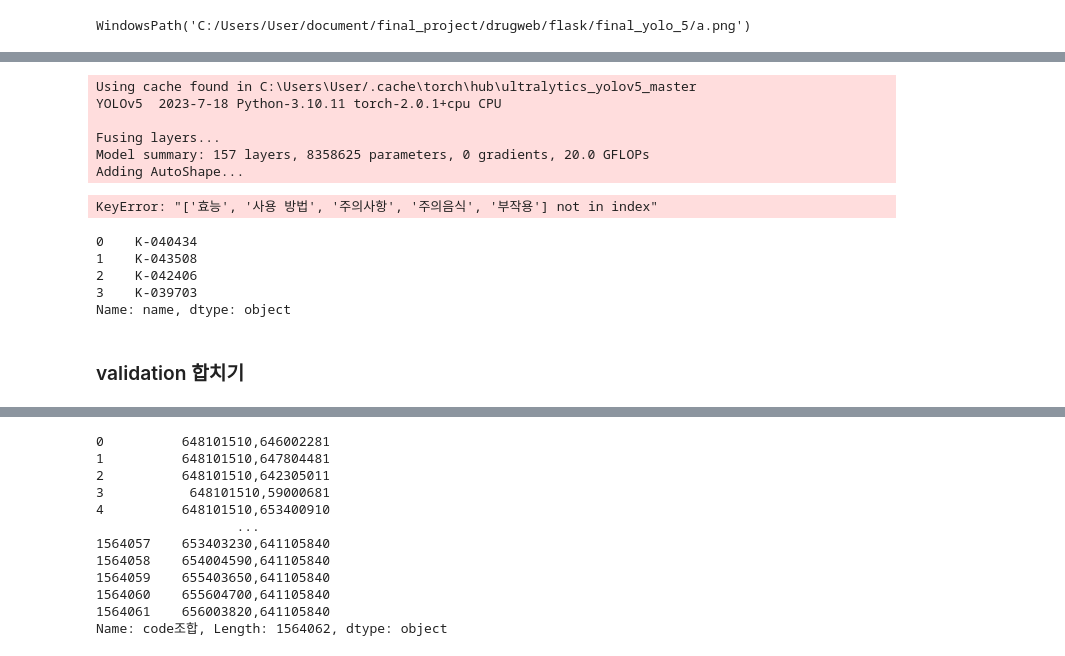
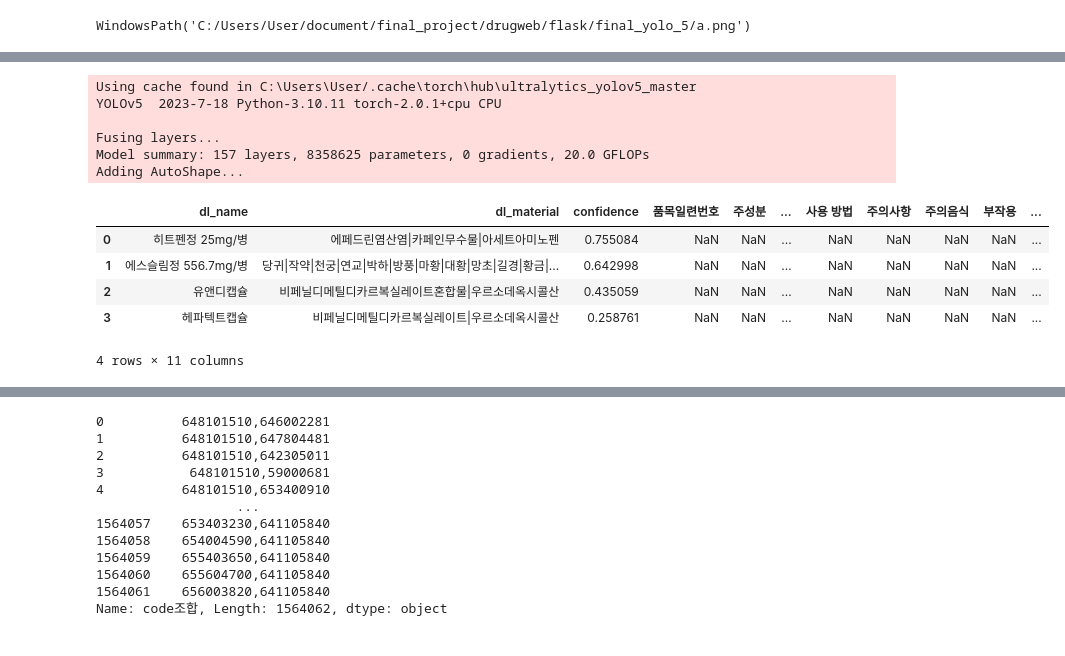
Before and after one commit to BrianPark314/final_project, a Jupyter notebook: drugweb/flask/final_yolo_5/webdataloig.ipynb, the cells around one changed output, grey strips where cells are left out. Cells and saved outputs as stored; diff of their text form; code cells hidden in the pictures.

Commit message:
csv merge and detection information

```diff
--- a/drugweb/flask/final_yolo_5/webdataloig.ipynb
+++ b/drugweb/flask/final_yolo_5/webdataloig.ipynb
@@ -7,0 +113,12 @@ import cv2
+# %%
+df_information = pd.read_csv('data/e약은요.csv') # 약 내용 데이터
+df_information.drop(['제품명','공개일자','수정일자','업체명','이 약은 어떻게 보관해야 합니까?','이 약을 사용하기 전에 반드시 알아야 할 내용은 무엇입니가?'],axis=1,inplace=True)
+# %%
+merge_df_tv = pd.merge(result_df,df_information, how='left', left_on='item_seq', right_on='품목일련번호')
+keys = ['이 약의 효능은 무엇입니까?','이 약은 어떻게 사용합니까?','이 약을 사용하기 전에 반드시 알아야 할 내용은 무엇입니가?','이 약의 사용상 주의사항은 무엇입니까?'
+        ,'이 약을 사용하는 동안 주의해야 할 약 또는 음식은 무엇입니까?','이 약은 어떤 이상반응이 나타날 수 있습니까?']
+values = ['효능','사용 방법','알아야 할 내용','주의사항','주의음식','부작용','성분명(영어)','제조사명','제조사명(영어)','약품 분류','품목기준 코드','전문의약품 여부','EDI코드','제형',
+'모양','식별문자(앞)','식별문자(뒤)','색상','정제 분류명','영역']
+my_dict = dict(zip(keys, values))
+merge_df_tv = merge_df_tv.rename(columns=my_dict)
+# merge_df_tv.to_csv('merge_df_tv.csv', index=False,encoding='utf-8-sig')
@@ -38,28 +149,23 @@ C:\Users\User\document\final_project\drugweb\flask\final_yolo_5
 # %%
 import pandas as pd
 image_path = base_path/'a.png'
 model = torch.hub.load('ultralytics/yolov5', 'custom', path='best.pt')
 img = cv2.imread(str(image_path))
 results = model(img)
 df = results.pandas().xyxy[0]
 # data = pd.read_csv('merge_df_4000.csv') # 4000개 데이터
-image_df = pd.merge(df,merge_df, how='left', left_on='name', right_on='drug_N')
+image_df = pd.merge(df,merge_df_tv, how='left', left_on='name', right_on='drug_N')
 image_df[['dl_name','dl_material','confidence','품목일련번호', '주성분', '효능','사용 방법', '주의사항', '주의음식', '부작용','di_edi_code']]
 # %% [output]
 Using cache found in C:\Users\User/.cache\torch\hub\ultralytics_yolov5_master
 YOLOv5  2023-7-18 Python-3.10.11 torch-2.0.1+cpu CPU
 
 Fusing layers...
 Model summary: 157 layers, 8358625 parameters, 0 gradients, 20.0 GFLOPs
 Adding AutoShape...
+|  | dl_name | dl_material | confidence | 품목일련번호 | 주성분 | ... | 사용 방법 | 주의사항 | 주의음식 | 부작용 | ... |
+| 0 | 히트펜정 25mg/병 | 에페드린염산염|카페인무수물|아세트아미노펜 | 0.755084 | NaN | NaN | ... | NaN | NaN | NaN | NaN | ... |
+| 1 | 에스슬림정 556.7mg/병 | 당귀|작약|천궁|연교|박하|방풍|마황|대황|망초|길경|황금|... | 0.642998 | NaN | NaN | ... | NaN | NaN | NaN | NaN | ... |
+| 2 | 유앤디캡슐 | 비페닐디메틸디카르복실레이트혼합물|우르소데옥시콜산 | 0.435059 | NaN | NaN | ... | NaN | NaN | NaN | NaN | ... |
+| 3 | 헤파텍트캡슐 | 비페닐디메틸디카르복실레이트|우르소데옥시콜산 | 0.258761 | NaN | NaN | ... | NaN | NaN | NaN | NaN | ... |
-KeyError: "['효능', '사용 방법', '주의사항', '주의음식', '부작용'] not in index"
+4 rows × 11 columns
-# %%
-df['name']
-# %% [output]
-0    K-040434
-1    K-043508
-2    K-042406
-3    K-039703
-Name: name, dtype: object
-# %% [markdown]
-### validation 합치기
```
Also changed, not shown: parts of 33 cells of this notebook.
